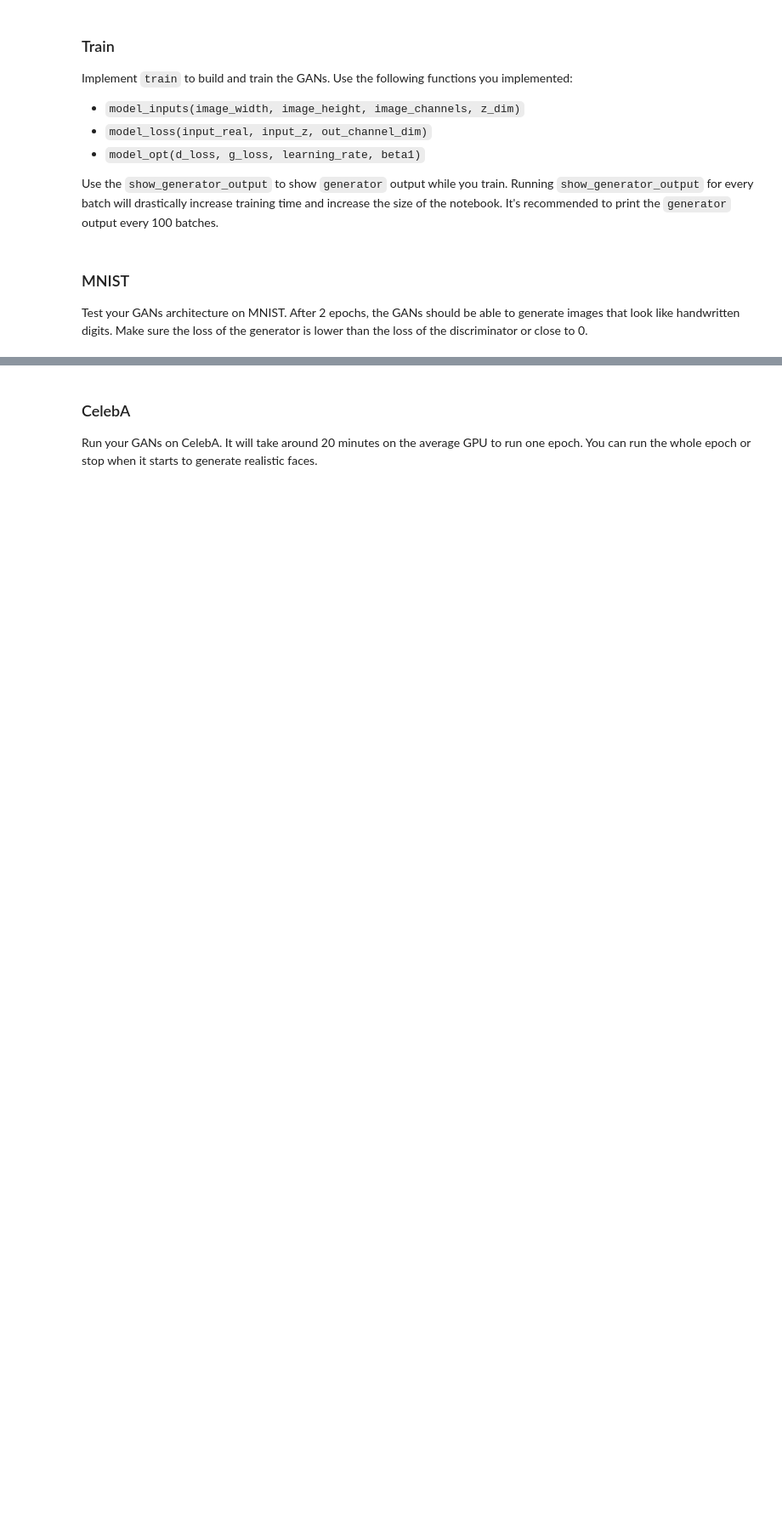
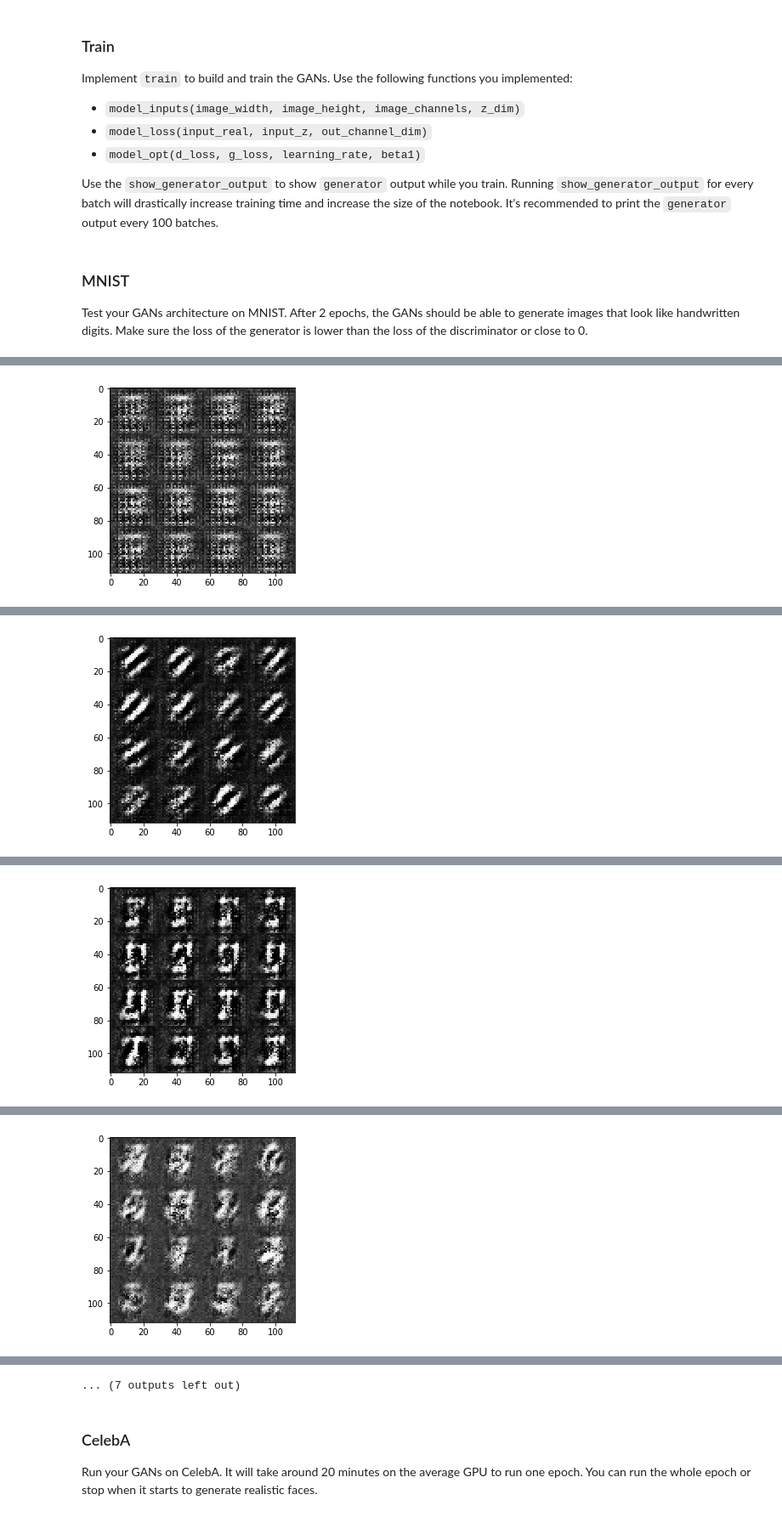
Before and after one commit to xavero/face_generation_dl, a Jupyter notebook: dlnd_face_generation.ipynb, the cells around one changed output, grey strips where cells are left out. Shown at 85% size. Drawn from its saved outputs; the diff is of its cells as text; code cells hidden in the pictures; blank space fills up the shorter version.

```diff
--- a/dlnd_face_generation.ipynb
+++ b/dlnd_face_generation.ipynb
@@ -337,14 +347,14 @@ def train(epoch_count, batch_size, z_dim, learning_rate, beta1, get_batches, dat
     """
     count_batch = 0
     show_every = 100
-    n_images = 9
+    print_every = 10
+    n_images = 20
 
-    # create net
-    tf.reset_default_graph()
-    Tuple of (tensor of real input images, tensor of z data, learning rate)
-    model_inputs(image_width, image_height, image_channels, z_dim)
+    # tf.reset_default_graph()
 
-
+    input_real, input_z, lr = model_inputs(data_shape[1], data_shape[2], data_shape[3], z_dim)
+    d_loss, g_loss = model_loss(input_real, input_z, data_shape[3])
+    d_training, g_training = model_opt(d_loss, g_loss, lr, beta1)
 
     with tf.Session() as sess:
         sess.run(tf.global_variables_initializer())
@@ -352,17 +362,29 @@ def train(epoch_count, batch_size, z_dim, learning_rate, beta1, get_batches, dat
             for batch_images in get_batches(batch_size):
                 count_batch += 1
 
+                batch_z = np.random.uniform(-1, 1, size=(batch_size, z_dim))
 
+                _ = sess.run(d_training, feed_dict={input_real: batch_images, input_z: batch_z, lr: learning_rate})
+                _ = sess.run(g_training, feed_dict={input_z: batch_z, input_real: batch_images, lr: learning_rate})
 
-                show_generator_output(sess,n_images, batch_images, z_dim, data_image_mode) if count_batch % show_every == 0
+                if count_batch % print_every == 0:
+                    train_loss_d = d_loss.eval({input_z: batch_z, input_real: batch_images})
+                    train_loss_g = g_loss.eval({input_z: batch_z})
+
+                    print("Epoch {}/{}|Batch {}...".format(epoch_i+1, epoch_count, count_batch),
+                          "Discriminator Loss: {:.4f}...".format(train_loss_d),
+                          "Generator Loss: {:.4f}".format(train_loss_g))
+
+                if count_batch % show_every == 0:
+                    show_generator_output(sess, n_images, input_z, data_shape[3], data_image_mode)
 # %% [markdown]
 ### MNIST
 Test your GANs architecture on MNIST.  After 2 epochs, the GANs should be able to generate images that look like handwritten digits.  Make sure the loss of the generator is lower than the loss of the discriminator or close to 0.
 # %%
-batch_size = None
-z_dim = None
-learning_rate = None
-beta1 = None
+batch_size = 128
+z_dim = 500
+learning_rate = 0.0002
+beta1 = 0.4
 
 
 """
@@ -374,3 +396,4 @@ mnist_dataset = helper.Dataset('mnist', glob(os.path.join(data_dir, 'mnist/*.jpg
 with tf.Graph().as_default():
     train(epochs, batch_size, z_dim, learning_rate, beta1, mnist_dataset.get_batches,
           mnist_dataset.shape, mnist_dataset.image_mode)
+# %% [output]
@@ -376,0 +410 @@ with tf.Graph().as_default():
+[figure, added]
@@ -376,0 +421 @@ with tf.Graph().as_default():
+[figure, added]
@@ -376,0 +432 @@ with tf.Graph().as_default():
+[figure, added]
@@ -376,0 +443 @@ with tf.Graph().as_default():
+[figure, added]
@@ -377,3 +466,4 @@ with tf.Graph().as_default():
+... (7 outputs left out)
 # %% [markdown]
 ### CelebA
 Run your GANs on CelebA.  It will take around 20 minutes on the average GPU to run one epoch.  You can run the whole epoch or stop when it starts to generate realistic faces.
```
Also changed, not shown: parts of 8 cells of this notebook, 1 other file.
